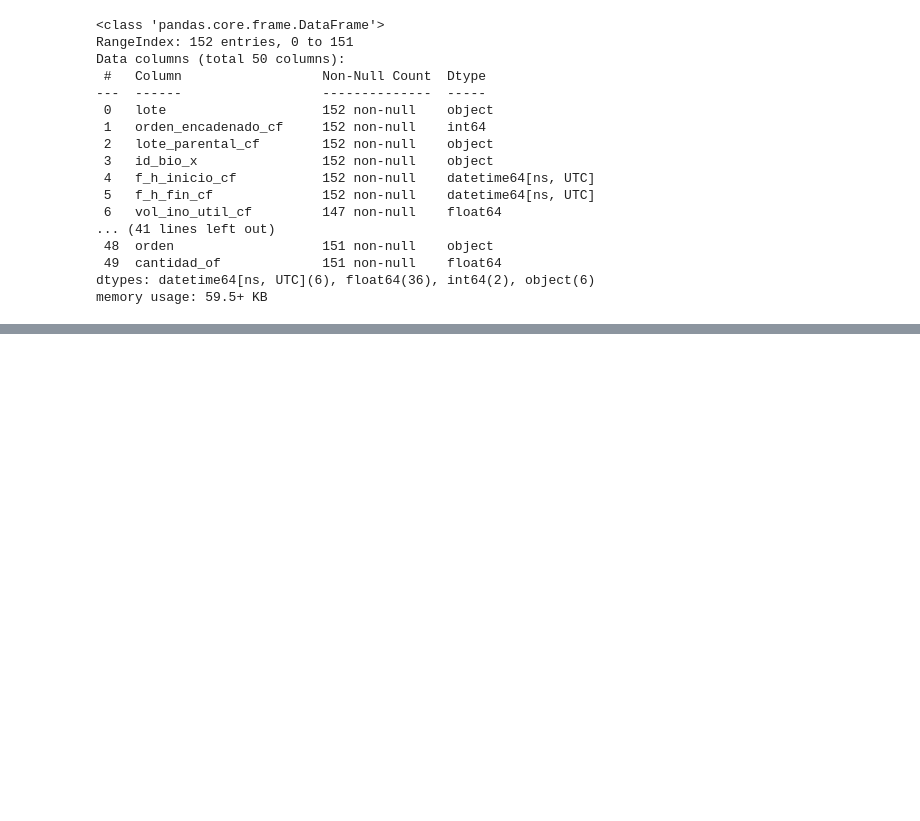
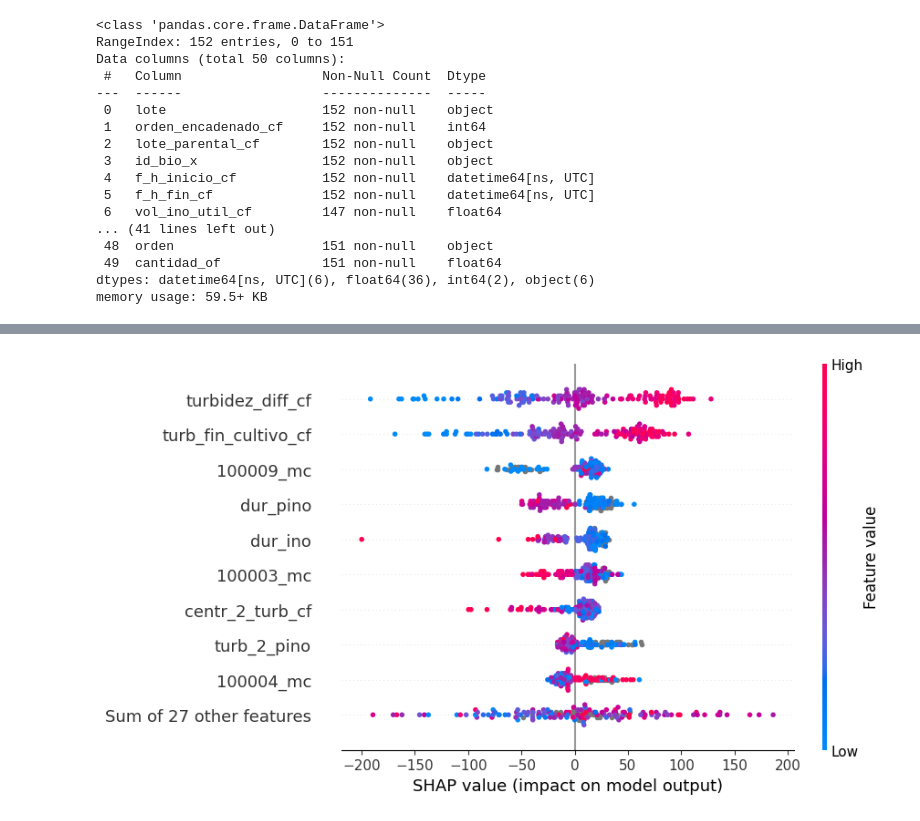
Before and after one commit to dragonsearch/Cajamar-UniversityHack-2024, a Jupyter notebook: losca/modelling/pipeline.ipynb, the cells around one changed output, grey strips where cells are left out. Cells and saved outputs as stored; diff of their text form; code cells hidden in the pictures; blank space fills up the shorter version.

Commit message:
update pipeline with shap

```diff
--- a/losca/modelling/pipeline.ipynb
+++ b/losca/modelling/pipeline.ipynb
@@ -84,5 +85,12 @@ def lime_regression(model, X_train, X_test, y_train, y_test):
     exp = explainer.explain_instance(X_test.values[0], model.predict, num_features=len(X_train.columns))
     return exp
+# %%
+def shap_values(model, X):
+    import shap
+    shap.initjs()
+    explainer = shap.Explainer(model)
+    shap_values = explainer(X)
+    return shap_values
 # %%
 # Load the data from pkl
 cf = pd.read_pickle('../../data/processed/cf_mc_ino_pino_of.pkl')
@@ -139,8 +147,10 @@ memory usage: 59.5+ KB
 # %%
 # Perform cross validation
 # Scale
+# Drop turbidez_diff_cf
+X = X.drop(columns=['turbidez_diff_cf', 'turbidez_fin_cultivo_cf'])
 X = scale_data(X)
-model = RandomForestRegressor(n_estimators=1000, random_state=42)
+model = RandomForestRegressor(n_estimators=50, random_state=42)
 cv_results = cross_validate_model(model, X, y)
 avg_results, best_estimator = average_cv_results(cv_results)
 print('test average RMSE:', avg_results['test_neg_root_mean_squared_error'])
@@ -206,0 +201,6 @@ You can set `force_col_wise=true` to remove the overhead.
+# %%
+# shap
+import shap
+exp = shap_values(best_estimator, X)
+shap.plots.beeswarm(exp)
+# %% [output]
@@ -206,0 +208 @@ You can set `force_col_wise=true` to remove the overhead.
+[figure, added]
```
Also changed, not shown: parts of 6 cells of this notebook.
